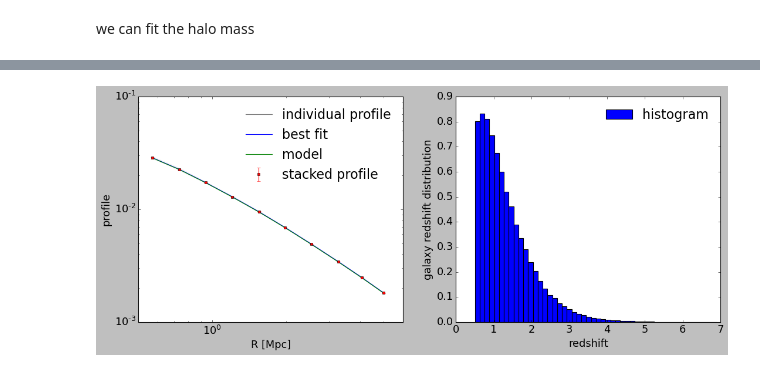
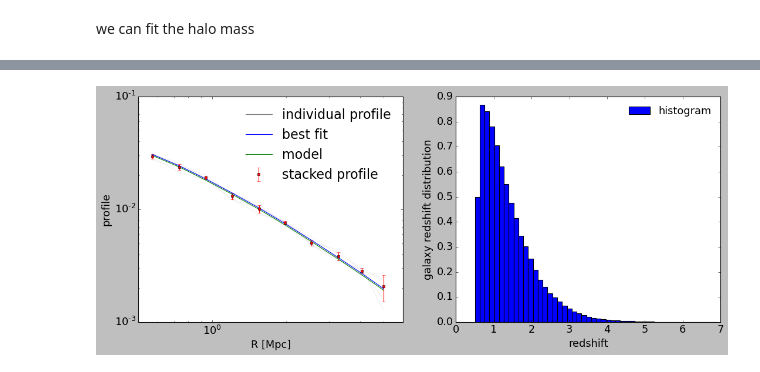
Before and after one commit to payerne/DC2Analysis, a Jupyter notebook: Example_stacking.ipynb, the cells around one changed output, grey strips where cells are left out. Drawn from its saved outputs; the diff is of its cells as text; code cells hidden in the pictures.

```diff
--- a/Example_stacking.ipynb
+++ b/Example_stacking.ipynb
@@ -71,8 +71,8 @@ stack._select_type(is_deltasigma = deltasigma)
 # %% [markdown]
 We now define some redshift interval and input mass interval to select GalaxyCluster object in preselected galaxy catalogs from `cosmoDC2`
 # %%
-z_bin = [0.4,0.41]
-m_bin = [2*10**14, 2.01*10**14]
+z_bin = [0.4,0.5]
+m_bin = [2*10**14, 2.2*10**14]
 m_bin = np.array(m_bin)
 n_catalogs = 5
 ngals = 20000
@@ -92,7 +92,7 @@ for i in range(n_catalogs):
 
     """Generate mock data"""
 
-    data = mock.generate_galaxy_catalog(cluster_m[i], cluster_z[i], c, mock_cosmo,  200,'chang13', zsrc_min = cluster_z[i] + 0.1 ,shapenoise = 0.0,ngals=ngals)
+    data = mock.generate_galaxy_catalog(cluster_m[i], cluster_z[i], c, mock_cosmo,  200,'chang13', zsrc_min = cluster_z[i] + 0.1 ,shapenoise = 0.02,ngals=ngals)
 
     mock._compute_photoz_pdfs(data, 0.0)
 
@@ -180,17 +180,19 @@ plt.show()
 # %%
 def model_data(r, logm):
 
+    cluster_z = stack.z_average
+
+    z_gal = stack.z_galaxy
+
+    c = model.Duffy_concentration(10.**logm, cluster_z, moo)
+
     if stack.is_deltasigma == False:
 
-        z_gal = stack.z_galaxy
-
-        cluster_z = stack.z_average
-
-        return model.predict_reduced_tangential_shear_z_distrib(r, logm, cluster_z , z_gal, moo)
+        return model.predict_reduced_tangential_shear_z_distrib(r, logm, c, cluster_z , z_gal, moo)
 
     else:
 
-        return model.predict_excess_surface_density(r, logm, stack.z_average, stack.z_galaxy_list,  0,  moo)
+        return model.predict_excess_surface_density(r, logm, c, stack.z_average, stack.z_galaxy_list,  0,  moo)
 # %% [markdown]
 ## Fitting Halo Mass from Stacked Profile
 # %% [markdown]
@@ -218,28 +220,28 @@ y_model = model_data(r, np.log10(np.mean(cluster_m)))
 # %%
 fig, axes = plt.subplots(nrows=1, ncols=2, figsize=(16, 6))
 plt.style.use('classic')
 axes[0].tick_params(axis='both', which='major', labelsize=16)
 axes[1].tick_params(axis='both', which='major', labelsize=16)
 
 for i in range(stack.n_stacked_cluster):
 
     axes[0].plot(x_list[i],stack.LS_list[i],c='grey',alpha=0.1)
 
 axes[0].plot([],[],c='grey', label='individual profile')
 axes[0].errorbar(profile['radius'], profile['gt'], profile['gt_err'], c='r', fmt = 's', ms = 4, label='stacked profile')
 axes[0].plot(r, y_fit, label = 'best fit')
 axes[0].plot(r, y_model, label = 'model')
 axes[0].set_xlabel('R [Mpc]', fontsize=16)
 axes[0].set_ylabel('profile', fontsize=16)
 axes[0].legend(fontsize=20, frameon=False, loc = 'best', numpoints = 1)
 axes[0].semilogx()
 axes[0].semilogy()
 #axes[0].set_ylim(10**12,10**14)
 axes[0].set_xlim(stack.r_low, stack.r_up)
 axes[1].hist(stack.z_galaxy_list, bins = 50,label='histogram', density = True)
 axes[1].set_xlabel('redshift', fontsize=16)
 axes[1].set_ylabel('galaxy redshift distribution', fontsize=16)
-axes[1].legend(fontsize=20, frameon=False, loc = 'best')
+axes[1].legend(fontsize=16, frameon=False, loc = 'best')
 plt.show()
 # %% [output]
-[figure, old version]
+[figure, new version]
```
Also changed, not shown: parts of 2 cells of this notebook, 1 other file.
